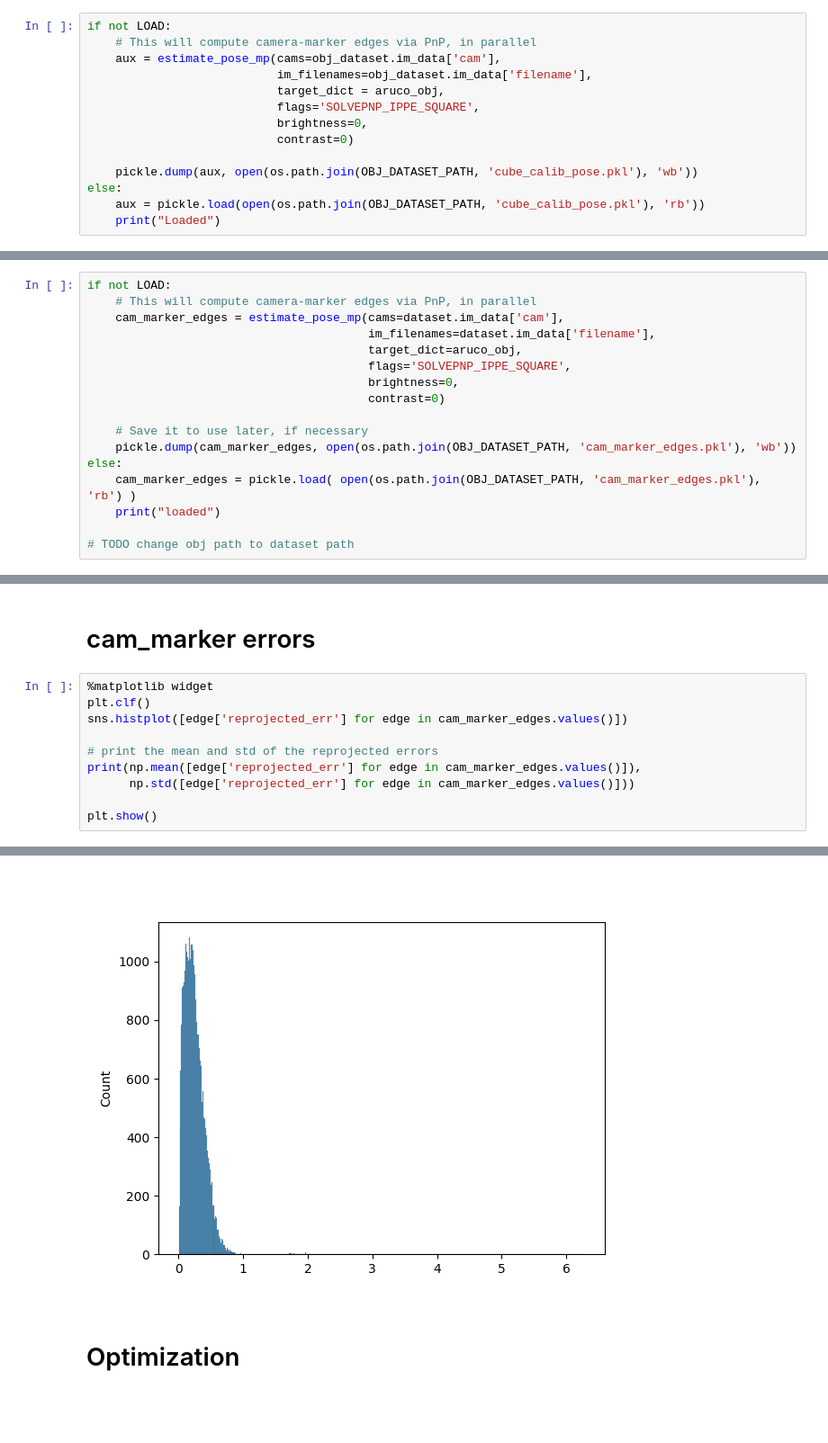
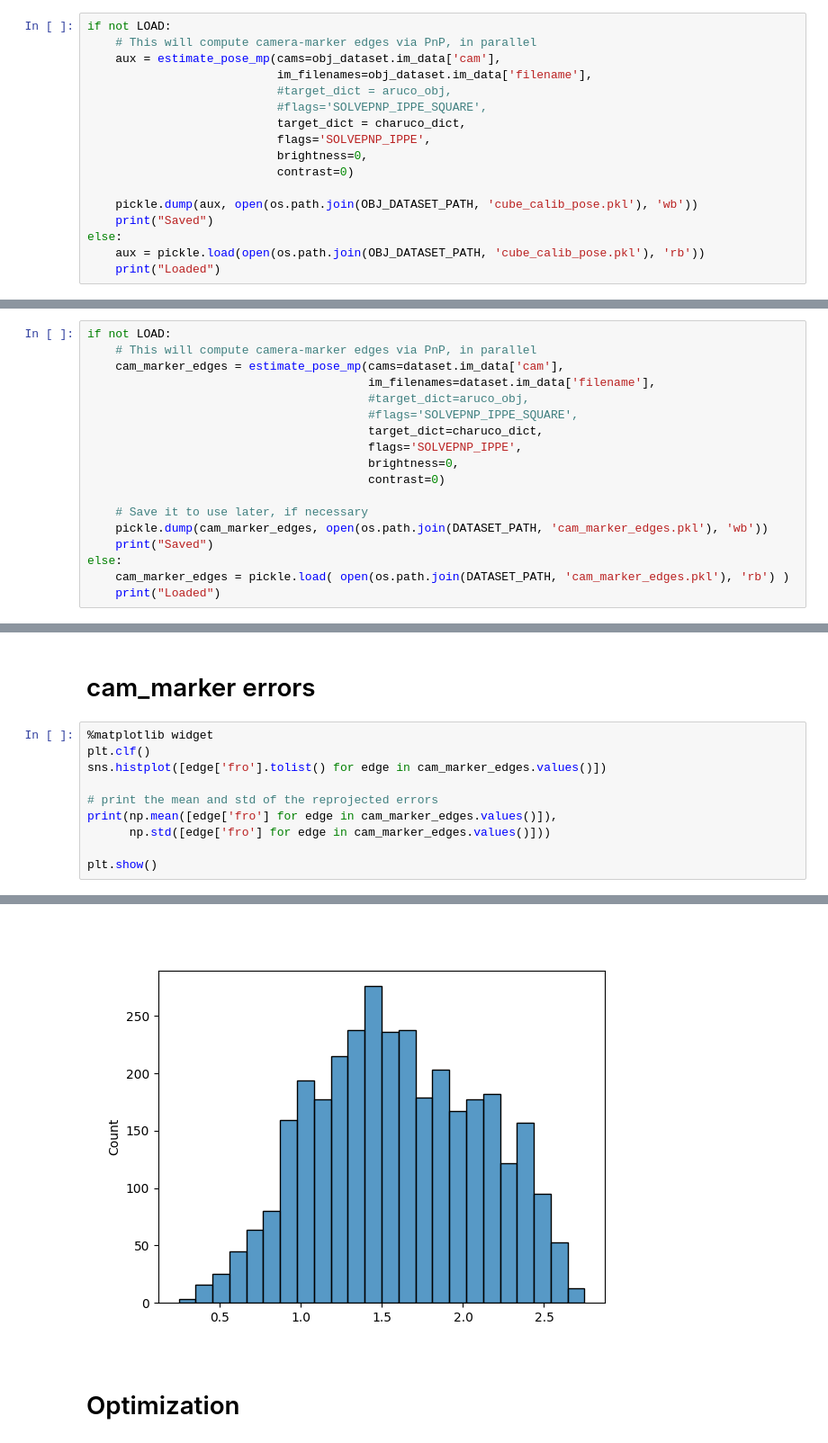
Before and after one commit to goncalofrazao/vicandocker, a Jupyter notebook: main_cangalho.ipynb, the cells around one changed output, grey strips where cells are left out. Shown at 90% size. Saved outputs shown, nothing was run; the diff lists cells and outputs as text; blank space fills up the shorter version.

```diff
--- a/main_cangalho.ipynb
+++ b/main_cangalho.ipynb
@@ -157,12 +154,15 @@ if not LOAD:
     # This will compute camera-marker edges via PnP, in parallel
     aux = estimate_pose_mp(cams=obj_dataset.im_data['cam'],
                            im_filenames=obj_dataset.im_data['filename'],
-                           target_dict = aruco_obj,
-                           flags='SOLVEPNP_IPPE_SQUARE',
+                           #target_dict = aruco_obj,
+                           #flags='SOLVEPNP_IPPE_SQUARE',
+                           target_dict = charuco_dict,
+                           flags='SOLVEPNP_IPPE',
                            brightness=0,
                            contrast=0)
 
     pickle.dump(aux, open(os.path.join(OBJ_DATASET_PATH, 'cube_calib_pose.pkl'), 'wb'))
+    print("Saved")
 else:
     aux = pickle.load(open(os.path.join(OBJ_DATASET_PATH, 'cube_calib_pose.pkl'), 'rb'))
     print("Loaded")
@@ -217,18 +226,19 @@ if not LOAD:
     # This will compute camera-marker edges via PnP, in parallel
     cam_marker_edges = estimate_pose_mp(cams=dataset.im_data['cam'],
                                         im_filenames=dataset.im_data['filename'],
-                                        target_dict=aruco_obj,
-                                        flags='SOLVEPNP_IPPE_SQUARE',
+                                        #target_dict=aruco_obj,
+                                        #flags='SOLVEPNP_IPPE_SQUARE',
+                                        target_dict=charuco_dict,
+                                        flags='SOLVEPNP_IPPE',
                                         brightness=0,
                                         contrast=0)
 
     # Save it to use later, if necessary
-    pickle.dump(cam_marker_edges, open(os.path.join(OBJ_DATASET_PATH, 'cam_marker_edges.pkl'), 'wb'))
+    pickle.dump(cam_marker_edges, open(os.path.join(DATASET_PATH, 'cam_marker_edges.pkl'), 'wb'))
+    print("Saved")
 else:
-    cam_marker_edges = pickle.load( open(os.path.join(OBJ_DATASET_PATH, 'cam_marker_edges.pkl'), 'rb') )
-    print("loaded")
-
-# TODO change obj path to dataset path
+    cam_marker_edges = pickle.load( open(os.path.join(DATASET_PATH, 'cam_marker_edges.pkl'), 'rb') )
+    print("Loaded")
 # %% [output]
 Marker detection
 Received 8000 images.
@@ -241,11 +274,11 @@ Finished: 28385 markers detected.
 # %%
 %matplotlib widget
 plt.clf()
-sns.histplot([edge['reprojected_err'] for edge in cam_marker_edges.values()])
+sns.histplot([edge['fro'].tolist() for edge in cam_marker_edges.values()])
 
 # print the mean and std of the reprojected errors
-print(np.mean([edge['reprojected_err'] for edge in cam_marker_edges.values()]),
-      np.std([edge['reprojected_err'] for edge in cam_marker_edges.values()]))
+print(np.mean([edge['fro'] for edge in cam_marker_edges.values()]),
+      np.std([edge['fro'] for edge in cam_marker_edges.values()]))
 
 plt.show()
 # %% [output]
@@ -253,4 +286,4 @@ plt.show()
-[figure, old version]
+[figure, new version]
 # %% [markdown]
 # Optimization
 # %%
```
Also changed, not shown: parts of 18 cells of this notebook.
